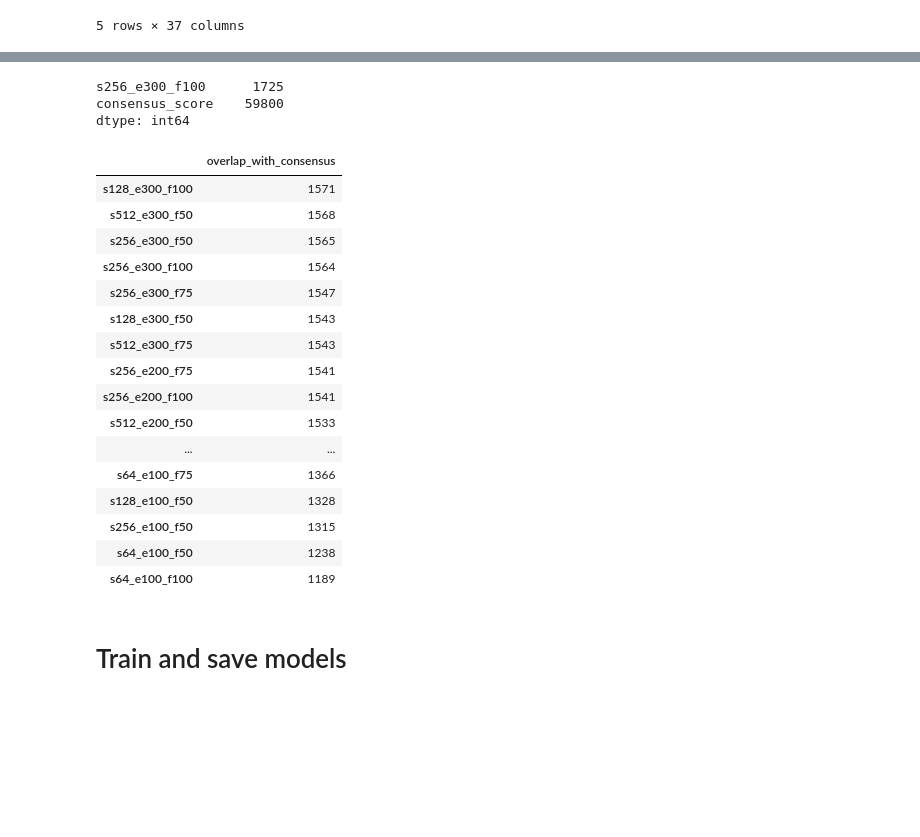
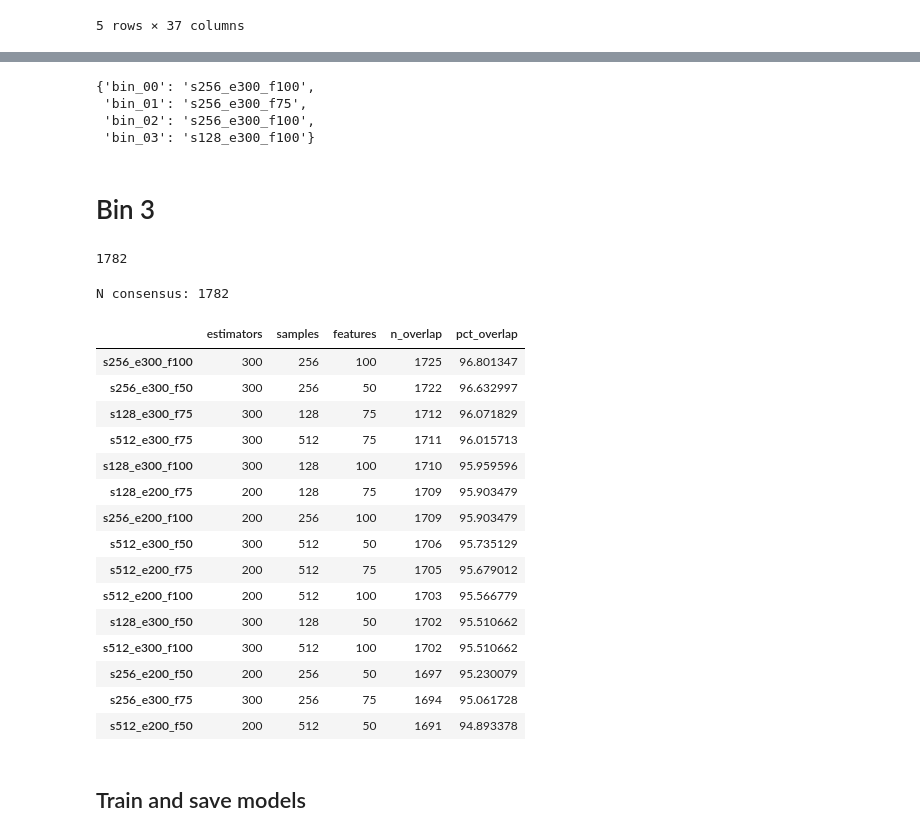
Before and after one commit to ed-ortizm/anomaly, a Jupyter notebook: thesis/iforest/01_winner_hyperparams.ipynb, the cells around one changed output, grey strips where cells are left out. Saved outputs shown, nothing was run; the diff lists cells and outputs as text; code cells hidden in the pictures; blank space fills up the shorter version.

```diff
--- a/thesis/iforest/01_winner_hyperparams.ipynb
+++ b/thesis/iforest/01_winner_hyperparams.ipynb
@@ -181,36 +313,50 @@ best_params_dict
+# %%
+best_params_dict
+# %% [output]
+{'bin_00': 's256_e300_f100',
+ 'bin_01': 's256_e300_f75',
+ 'bin_02': 's256_e300_f100',
+ 'bin_03': 's128_e300_f100'}
+# %% [markdown]
+# Bin 3
 # %%
 bin_id = 'bin_02'
-consensus_threshold = 18
+consensus_threshold = 19
 df = iforest_hyper_params_df_dict[bin_id].copy()
-consensus_mask = df['consensus_score'] > consensus_threshold
+consensus_mask = df['consensus_score'] >= consensus_threshold
 df.loc[consensus_mask, ['s256_e300_f100', 'consensus_score']].sum()
+consensus_mask.sum()
 # %% [output]
-s256_e300_f100      1725
-consensus_score    59800
-dtype: int64
+1782
-# %%
-bin_id = 'bin_03'
-stability_scores_dict[bin_id]
-_df = pd.DataFrame.from_dict(stability_scores_dict[bin_id], orient='index', columns=['overlap_with_consensus'])
-_df.sort_values('overlap_with_consensus', ascending=False)
-# %% [output]
-|  | overlap_with_consensus |
-| s128_e300_f100 | 1571 |
-| s512_e300_f50 | 1568 |
-| s256_e300_f50 | 1565 |
-| s256_e300_f100 | 1564 |
-| s256_e300_f75 | 1547 |
-| s128_e300_f50 | 1543 |
-| s512_e300_f75 | 1543 |
-| s256_e200_f75 | 1541 |
-| s256_e200_f100 | 1541 |
-| s512_e200_f50 | 1533 |
-| ... | ... |
-| s64_e100_f75 | 1366 |
-| s128_e100_f50 | 1328 |
-| s256_e100_f50 | 1315 |
-| s64_e100_f50 | 1238 |
-| s64_e100_f100 | 1189 |
+# %%
+bin_id = 'bin_02'
+stab_scores_02_dict = stability_scores_dict[bin_id]
+grid_pred_02_df = iforest_hyper_params_df_dict[bin_id]
+
+stab_scores_02_df = compute_stability_score(
+    grid_pred_df=grid_pred_02_df,
+    stab_scores_dict=stab_scores_02_dict,
+    consensus_threshold=19
+)
+stab_scores_02_df.head(15)
+# %% [output]
+N consensus: 1782
+|  | estimators | samples | features | n_overlap | pct_overlap |
+| s256_e300_f100 | 300 | 256 | 100 | 1725 | 96.801347 |
+| s256_e300_f50 | 300 | 256 | 50 | 1722 | 96.632997 |
+| s128_e300_f75 | 300 | 128 | 75 | 1712 | 96.071829 |
+| s512_e300_f75 | 300 | 512 | 75 | 1711 | 96.015713 |
+| s128_e300_f100 | 300 | 128 | 100 | 1710 | 95.959596 |
+| s128_e200_f75 | 200 | 128 | 75 | 1709 | 95.903479 |
+| s256_e200_f100 | 200 | 256 | 100 | 1709 | 95.903479 |
+| s512_e300_f50 | 300 | 512 | 50 | 1706 | 95.735129 |
+| s512_e200_f75 | 200 | 512 | 75 | 1705 | 95.679012 |
+| s512_e200_f100 | 200 | 512 | 100 | 1703 | 95.566779 |
+| s128_e300_f50 | 300 | 128 | 50 | 1702 | 95.510662 |
+| s512_e300_f100 | 300 | 512 | 100 | 1702 | 95.510662 |
+| s256_e200_f50 | 200 | 256 | 50 | 1697 | 95.230079 |
+| s256_e300_f75 | 300 | 256 | 75 | 1694 | 95.061728 |
+| s512_e200_f50 | 200 | 512 | 50 | 1691 | 94.893378 |
 # %% [markdown]
-# Train and save models
+## Train and save models
 # %%
```
Also changed, not shown: parts of 24 cells of this notebook, 1 other file.
